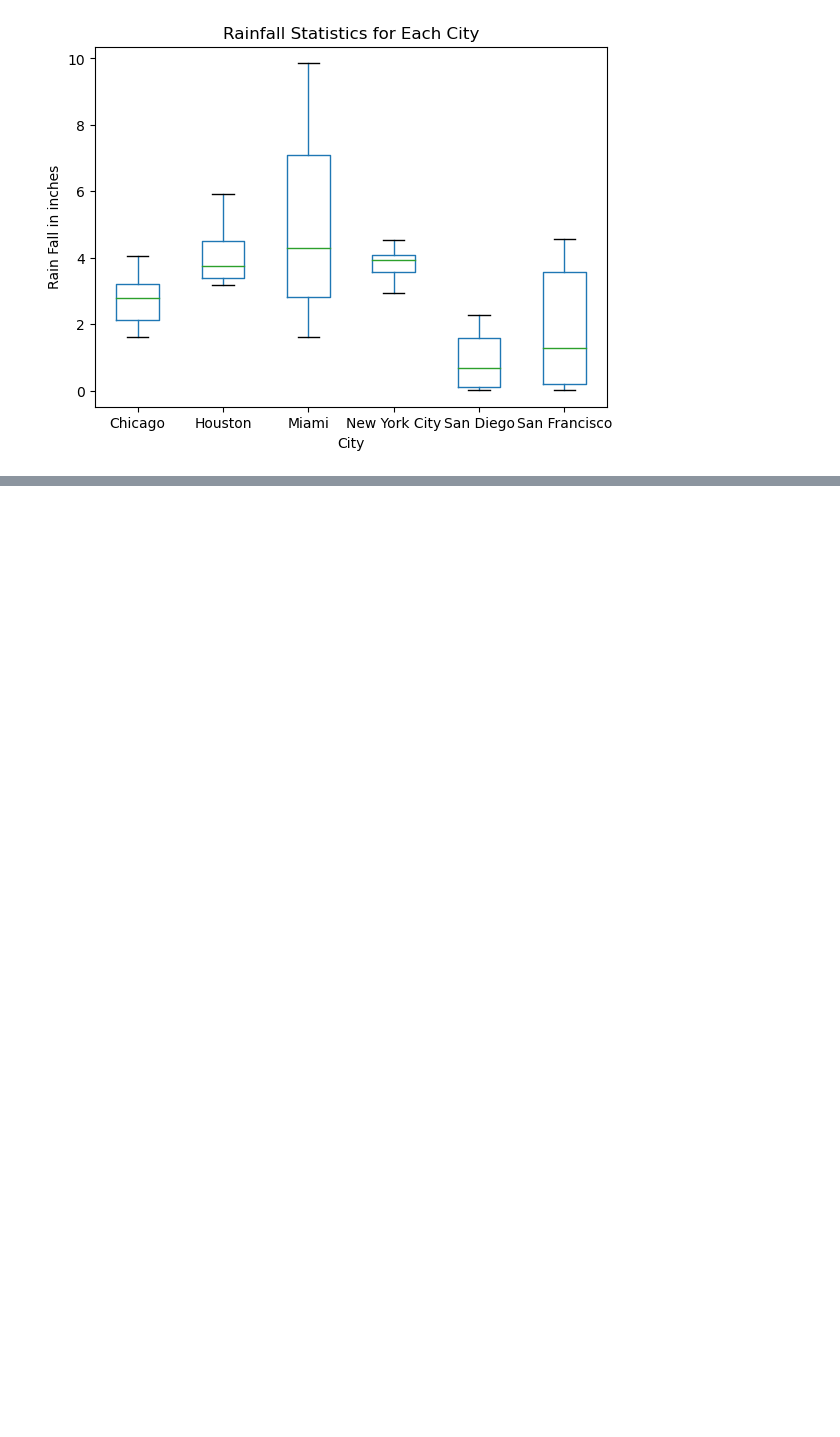
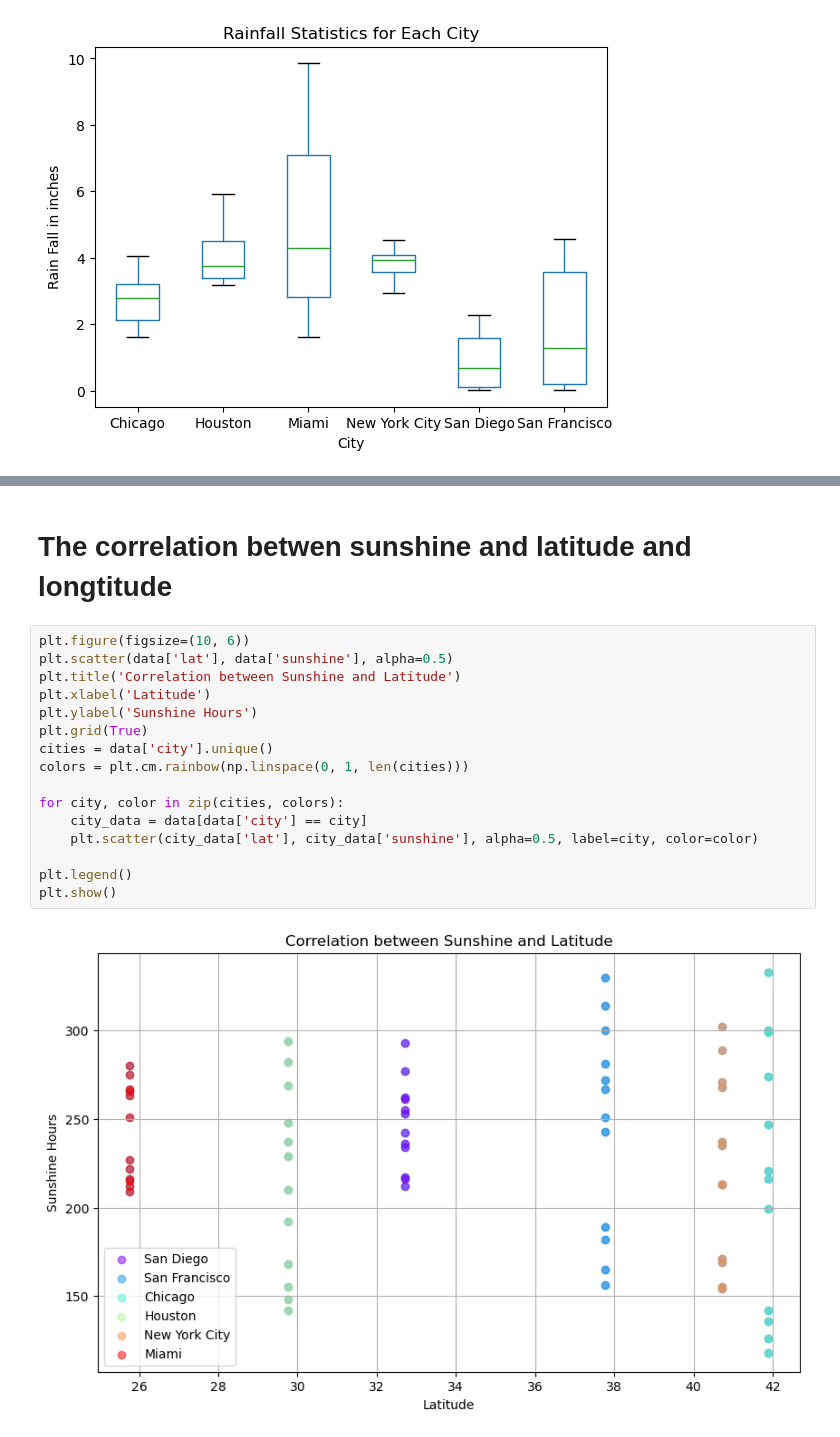
Before and after one commit to g7xu/Data_vis_LSUS, a Jupyter notebook: EDA_onData.ipynb, the cells around one changed output, grey strips where cells are left out. Cells and saved outputs as stored; diff of their text form; blank space fills up the shorter version.

```diff
--- a/EDA_onData.ipynb
+++ b/EDA_onData.ipynb
@@ -53,0 +93,20 @@ plt.show()
+# %% [markdown]
+# The correlation betwen sunshine and latitude and longtitude
+# %%
+plt.figure(figsize=(10, 6))
+plt.scatter(data['lat'], data['sunshine'], alpha=0.5)
+plt.title('Correlation between Sunshine and Latitude')
+plt.xlabel('Latitude')
+plt.ylabel('Sunshine Hours')
+plt.grid(True)
+cities = data['city'].unique()
+colors = plt.cm.rainbow(np.linspace(0, 1, len(cities)))
+
+for city, color in zip(cities, colors):
+    city_data = data[data['city'] == city]
+    plt.scatter(city_data['lat'], city_data['sunshine'], alpha=0.5, label=city, color=color)
+
+plt.legend()
+plt.show()
+# %% [output]
+[figure, added]
```
Also changed, not shown: parts of 10 cells of this notebook, 1 other file.
